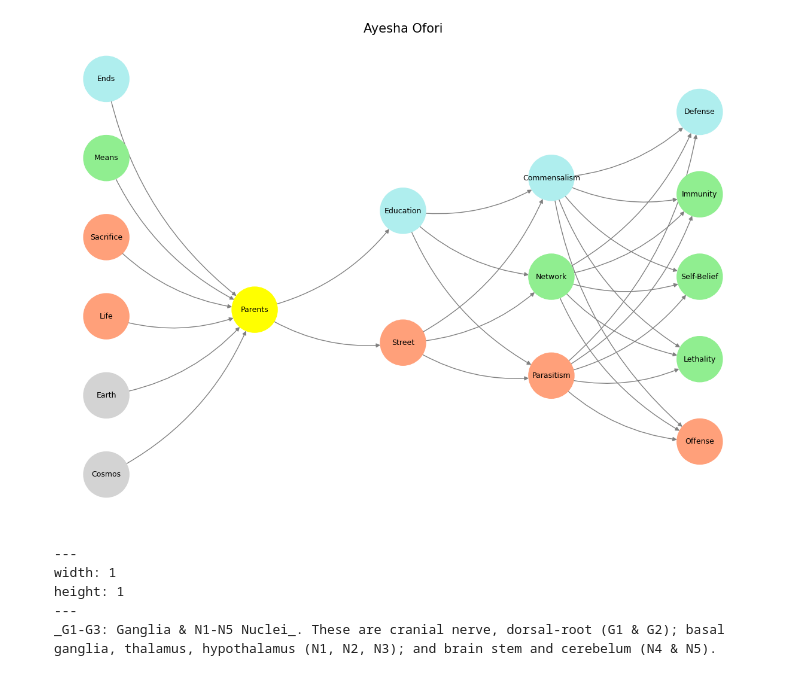
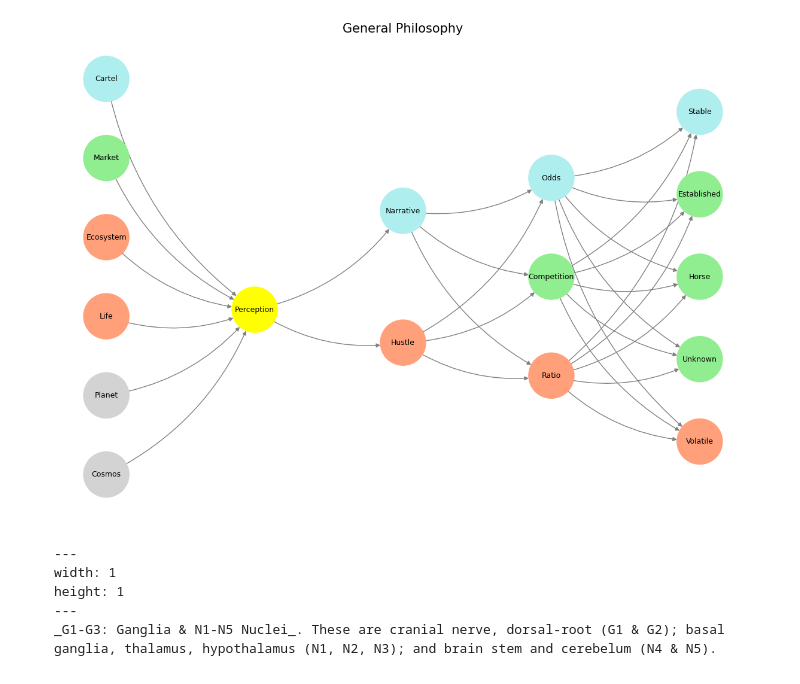
Before and after one commit to abikesa/native, a Jupyter notebook: kitabo/ensi/_build/jupyter_execute/act3/part2/part2_2.ipynb, the cells around one changed output. Drawn from its saved outputs; the diff is of its cells as text; code cells hidden in the pictures.

Commit message:
fractal neural network

````diff
--- a/kitabo/ensi/_build/jupyter_execute/act3/part2/part2_2.ipynb
+++ b/kitabo/ensi/_build/jupyter_execute/act3/part2/part2_2.ipynb
@@ -8,22 +28,22 @@ import networkx as nx
 # Define the neural network structure
 def define_layers():
     return {
-        'World': ['Cosmos', 'Earth', 'Life', 'Sacrifice', 'Means', 'Ends', ],
-        'Perception': ['Parents'],
-        'Agency': ['Street', 'Education'],
-        'Generativity': ['Parasitism', 'Network', 'Commensalism'],
-        'Physicality': ['Offense', 'Lethality',  'Self-Belief', 'Immunity', 'Defense']
+        'World': ['Cosmos', 'Planet', 'Life', 'Ecosystem', 'Market', 'Cartel', ],
+        'Perception': ['Perception'],
+        'Agency': ['Hustle', 'Narrative'],
+        'Generativity': ['Ratio', 'Competition', 'Odds'],
+        'Physicality': ['Volatile', 'Unknown',  'Horse', 'Established', 'Stable']
     }
 
 # Assign colors to nodes
 def assign_colors():
     color_map = {
-        'yellow': ['Parents'],
-        'paleturquoise': ['Ends', 'Education', 'Commensalism', 'Defense'],
-        'lightgreen': ['Means', 'Network', 'Immunity', 'Self-Belief', 'Lethality'],
+        'yellow': ['Perception'],
+        'paleturquoise': ['Cartel', 'Narrative', 'Odds', 'Stable'],
+        'lightgreen': ['Market', 'Competition', 'Established', 'Horse', 'Unknown'],
         'lightsalmon': [
-            'Life', 'Sacrifice', 'Street',
-            'Parasitism', 'Offense'
+            'Life', 'Ecosystem', 'Hustle', # Ecosystem = Red Queen = Prometheus = Sacrifice
+            'Ratio', 'Volatile'
         ],
     }
     return {node: color for color, nodes in color_map.items() for node in nodes}
@@ -41,35 +61,35 @@ def visualize_nn():
     pos = {}
     node_colors = []
 
     # Add nodes and assign positions
     for i, (layer_name, nodes) in enumerate(layers.items()):
         positions = calculate_positions(nodes, x_offset=i * 2)
         for node, position in zip(nodes, positions):
             G.add_node(node, layer=layer_name)
             pos[node] = position
             node_colors.append(colors.get(node, 'lightgray'))  # Default color fallback
 
     # Add edges (automated for consecutive layers)
     layer_names = list(layers.keys())
     for i in range(len(layer_names) - 1):
         source_layer, target_layer = layer_names[i], layer_names[i + 1]
         for source in layers[source_layer]:
             for target in layers[target_layer]:
                 G.add_edge(source, target)
 
     # Draw the graph
     plt.figure(figsize=(12, 8))
     nx.draw(
         G, pos, with_labels=True, node_color=node_colors, edge_color='gray',
         node_size=3000, font_size=9, connectionstyle="arc3,rad=0.2"
     )
-    plt.title("Ayesha Ofori", fontsize=15)
+    plt.title("General Philosophy", fontsize=15)
     plt.show()
 
 # Run the visualization
 visualize_nn()
 # %% [output]
-[figure, old version]
+[figure, new version]
 # %% [markdown]
 ```{figure} ../../figures/blanche.*
 ---
````
Also changed, not shown: parts of 2 cells of this notebook, 19 other files.
